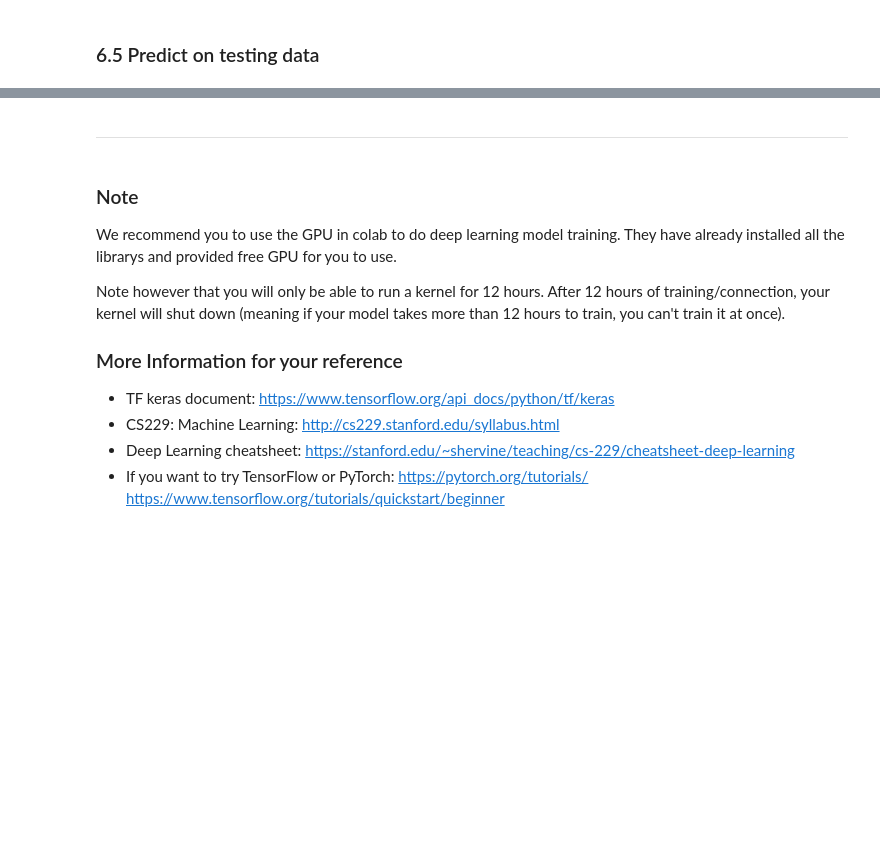
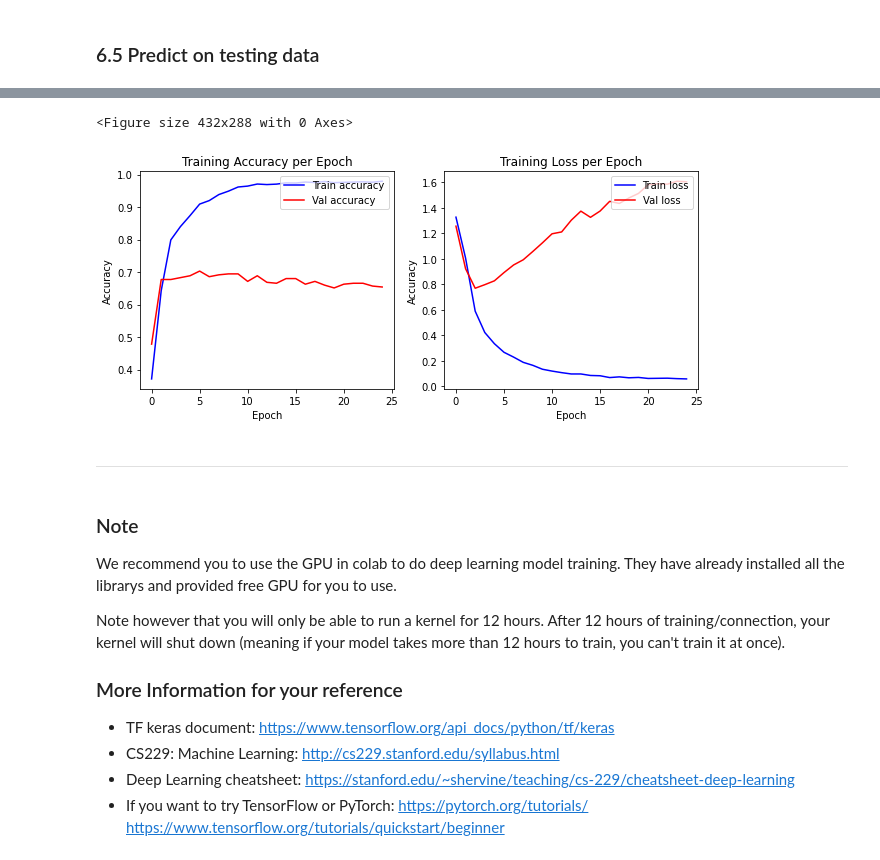
Before and after one commit to mequanent/Social-Networks, a Jupyter notebook: text_lab/Text_Classification_Lab.ipynb, the cells around one changed output, grey strips where cells are left out. Drawn from its saved outputs; the diff is of its cells as text; code cells hidden in the pictures; blank space fills up the shorter version.

```diff
--- a/text_lab/Text_Classification_Lab.ipynb
+++ b/text_lab/Text_Classification_Lab.ipynb
@@ -995,3 +1087,25 @@ Plot the Training and Validation Accuracy and Loss (different plots), just like
+# %%
+# second longer option (The above is optimized from this)
+plt.figure(figsize=(6,4))
+fig, (ax0, ax1) = plt.subplots(ncols=2, figsize=(10, 4), sharex=False)
+
+ax0.plot(training_log.epoch, training_log.accuracy, color='b', label='Train accuracy')
+ax0.plot(training_log.epoch, training_log.val_accuracy, color='r', label='Val accuracy')
+ax0.set_title('Training Accuracy per Epoch')
+ax0.set_xlabel('Epoch')
+ax0.set_ylabel('Accuracy')
+ax0.legend(loc='upper right')
+
+ax1.plot(training_log.epoch, training_log.loss, color='b', label='Train loss')
+ax1.plot(training_log.epoch, training_log.val_loss, color='r', label='Val loss')
+ax1.set_title('Training Loss per Epoch')
+ax1.set_xlabel('Epoch')
+ax1.set_ylabel('Accuracy')
+ax1.legend(loc='upper right')
+plt.show()
+# %% [output]
+<Figure size 432x288 with 0 Axes>
+[figure, added]
 # %% [markdown]
 ---
 # %% [markdown]
```
Also changed, not shown: parts of 31 cells of this notebook.
